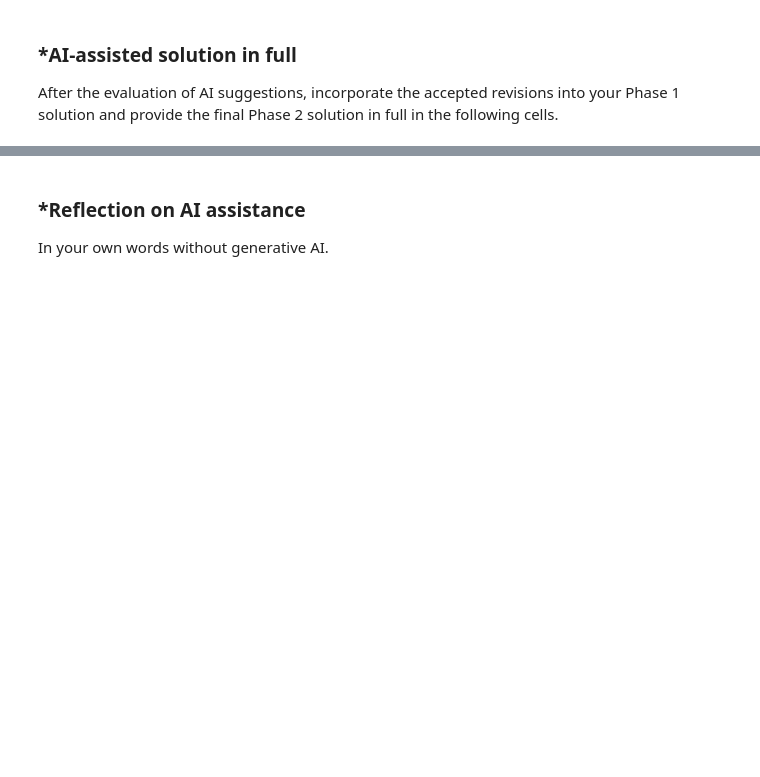
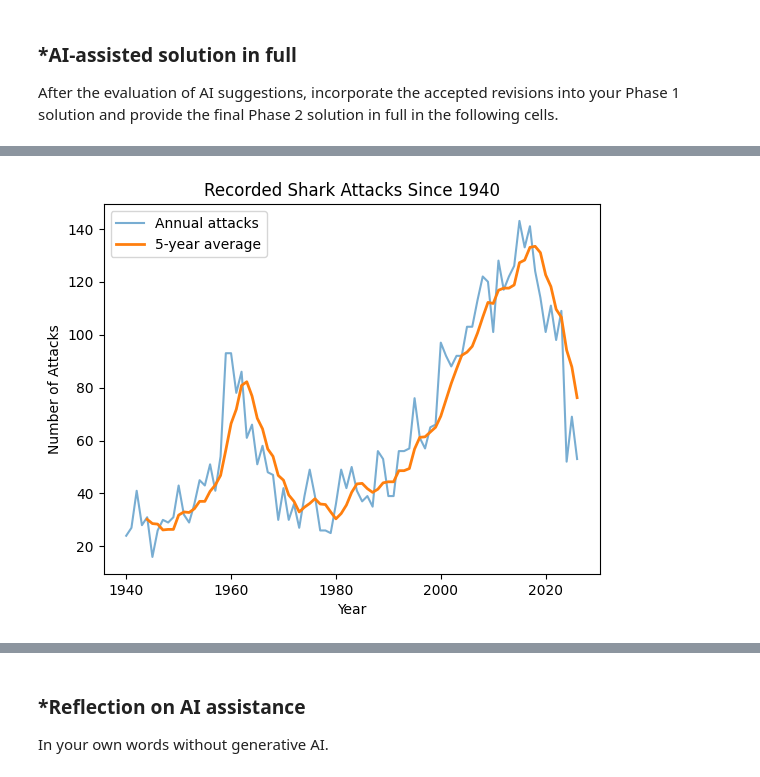
Before and after one commit to mwetmore05/A01-data-wrangling, a Jupyter notebook: notebook.ipynb, the cells around one changed output, grey strips where cells are left out. Cells and saved outputs as stored; diff of their text form; code cells hidden in the pictures; blank space fills up the shorter version.

```diff
--- a/notebook.ipynb
+++ b/notebook.ipynb
@@ -304,0 +513,91 @@ After the evaluation of AI suggestions, incorporate the accepted revisions into
+# %%
+import pandas as pd
+import numpy as np
+import matplotlib.pyplot as plt
+
+shark = pd.read_excel('/content/GSAF5.xls')
+
+shark.head()
+
+shark = shark.drop(
+    columns=[
+        'pdf',
+        'href formula',
+        'href',
+        'Case Number',
+        'Case Number.1',
+        'original order',
+        'Unnamed: 21',
+        'Unnamed: 22'
+    ]
+)
+
+shark['Year'] = pd.to_numeric(
+    shark['Year'],
+    errors='coerce'
+)
+
+shark['Year'] = shark['Year'].replace(0, np.nan)
+
+print(shark['Year'].describe())
+
+shark = shark[shark['Year'] >= 1940].copy()
+
+attacks_per_year = shark['Year'].value_counts().sort_index()
+
+attacks_per_year.plot(
+    label='Annual attacks',
+    alpha=0.6
+)
+
+attacks_per_year.rolling(5).mean().plot(
+    label='5-year average',
+    linewidth=2
+)
+
+plt.xlabel('Year')
+plt.ylabel('Number of Attacks')
+plt.title('Recorded Shark Attacks Since 1940')
+plt.legend()
+plt.show()
+
+shark['Age'] = pd.to_numeric(
+    shark['Age'],
+    errors='coerce'
+)
+
+shark['Age'].hist(bins=50)
+
+plt.xlabel('Age')
+plt.ylabel('Number of Victims')
+plt.title('Ages of Shark Attack Victims')
+plt.show()
+
+shark['Sex'] = shark['Sex'].str.strip().str.upper()
+
+male_proportion = (
+    (shark['Sex'] == 'M').sum()
+    / shark['Sex'].isin(['M', 'F']).sum()
+)
+
+print("Proportion male:", male_proportion)
+
+shark['Type'] = shark['Type'].str.strip().str.lower()
+
+shark['Type'] = shark['Type'].replace({
+    'provoked': 'Provoked',
+    'unprovoked': 'Unprovoked'
+})
+
+shark.loc[
+    ~shark['Type'].isin(['Provoked', 'Unprovoked']),
+    'Type'
+] = 'Unknown'
+
+unprovoked_proportion = (
+    (shark['Type'] == 'Unprovoked').sum()
+    / len(shark)
+)
+
+print("Proportion unprovoked:", unprovoked_proportion)
+# %% [output]
@@ -304,0 +613 @@ After the evaluation of AI suggestions, incorporate the accepted revisions into
+[figure, added]
```
Also changed, not shown: parts of 19 cells of this notebook.
